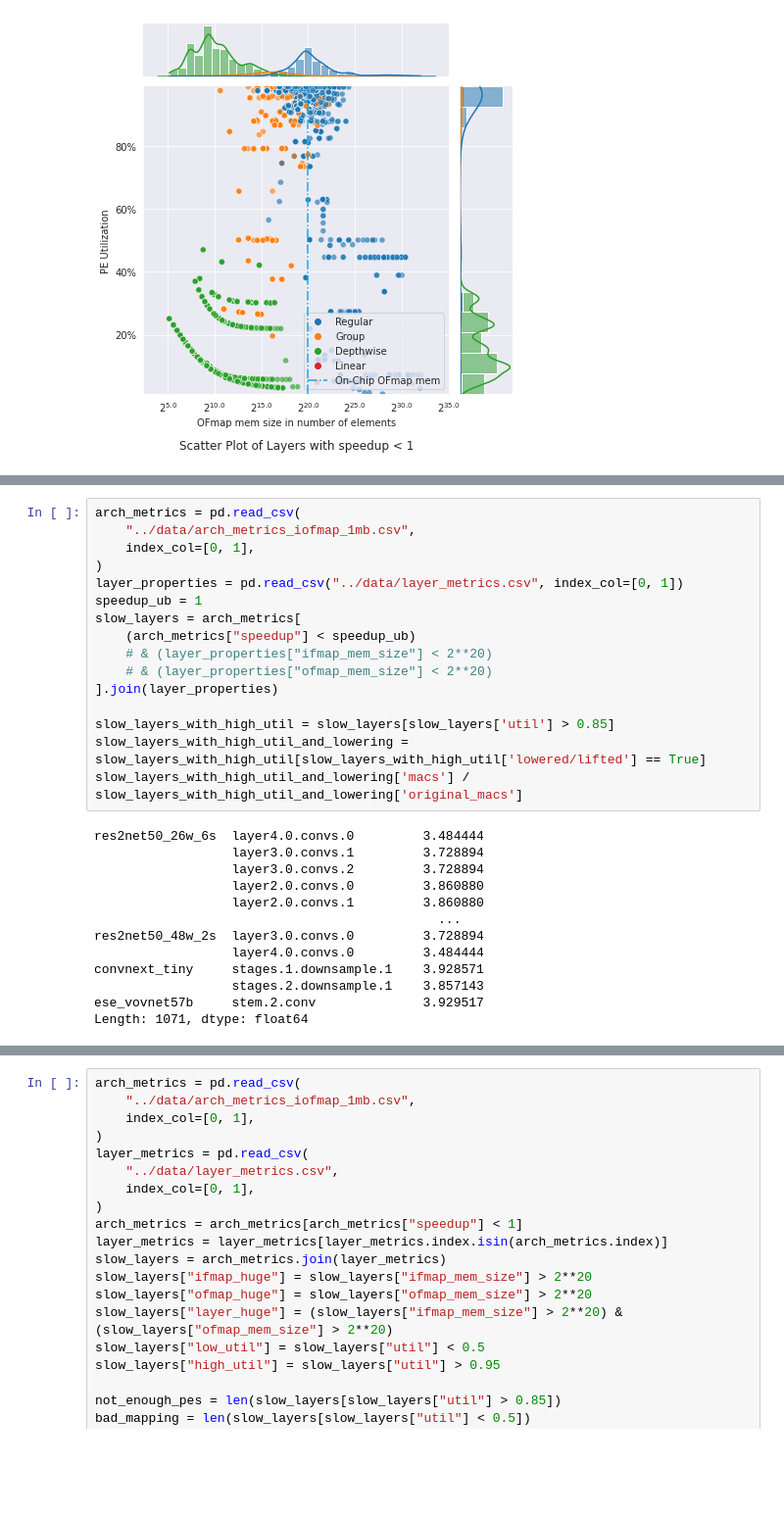
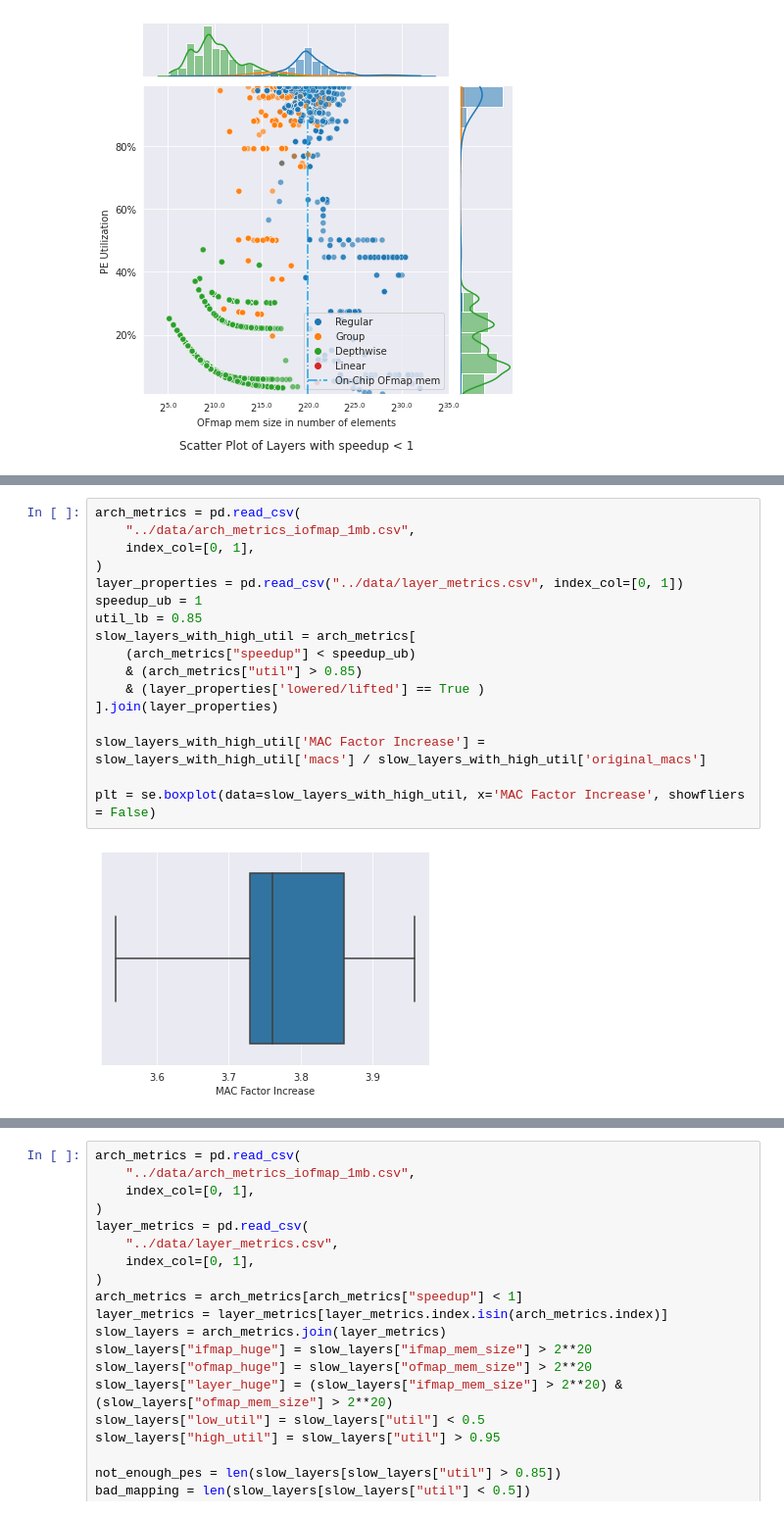
Before and after one commit to asultan123/hero-sim, a Jupyter notebook: scripts/utilization.ipynb, the cells around one changed output, grey strips where cells are left out. Shown at 98% size. Cells and saved outputs as stored; diff of their text form; blank space fills up the shorter version.

```diff
--- a/scripts/utilization.ipynb
+++ b/scripts/utilization.ipynb
@@ -258,29 +344,19 @@ Text(0.5, -0.3, 'Types of layers with speedup < 1 & memory footprint < $2^{20}$
 # %%
 arch_metrics = pd.read_csv(
     "../data/arch_metrics_iofmap_1mb.csv",
     index_col=[0, 1],
 )
 layer_properties = pd.read_csv("../data/layer_metrics.csv", index_col=[0, 1])
 speedup_ub = 1
-slow_layers = arch_metrics[
+util_lb = 0.85
+slow_layers_with_high_util = arch_metrics[
     (arch_metrics["speedup"] < speedup_ub)
-    # & (layer_properties["ifmap_mem_size"] < 2**20)
-    # & (layer_properties["ofmap_mem_size"] < 2**20)
+    & (arch_metrics["util"] > 0.85)
+    & (layer_properties['lowered/lifted'] == True )
 ].join(layer_properties)
 
-slow_layers_with_high_util = slow_layers[slow_layers['util'] > 0.85]
-slow_layers_with_high_util_and_lowering = slow_layers_with_high_util[slow_layers_with_high_util['lowered/lifted'] == True]
-slow_layers_with_high_util_and_lowering['macs'] / slow_layers_with_high_util_and_lowering['original_macs']
+slow_layers_with_high_util['MAC Factor Increase'] = slow_layers_with_high_util['macs'] / slow_layers_with_high_util['original_macs']
+
+plt = se.boxplot(data=slow_layers_with_high_util, x='MAC Factor Increase', showfliers = False)
 # %% [output]
-res2net50_26w_6s  layer4.0.convs.0         3.484444
-                  layer3.0.convs.1         3.728894
-                  layer3.0.convs.2         3.728894
-                  layer2.0.convs.0         3.860880
-                  layer2.0.convs.1         3.860880
-                                             ...
-res2net50_48w_2s  layer3.0.convs.0         3.728894
-                  layer4.0.convs.0         3.484444
-convnext_tiny     stages.1.downsample.1    3.928571
-                  stages.2.downsample.1    3.857143
-ese_vovnet57b     stem.2.conv              3.929517
-Length: 1071, dtype: float64
+[figure, added]
```
Also changed, not shown: parts of 4 cells of this notebook, 2 other files.
